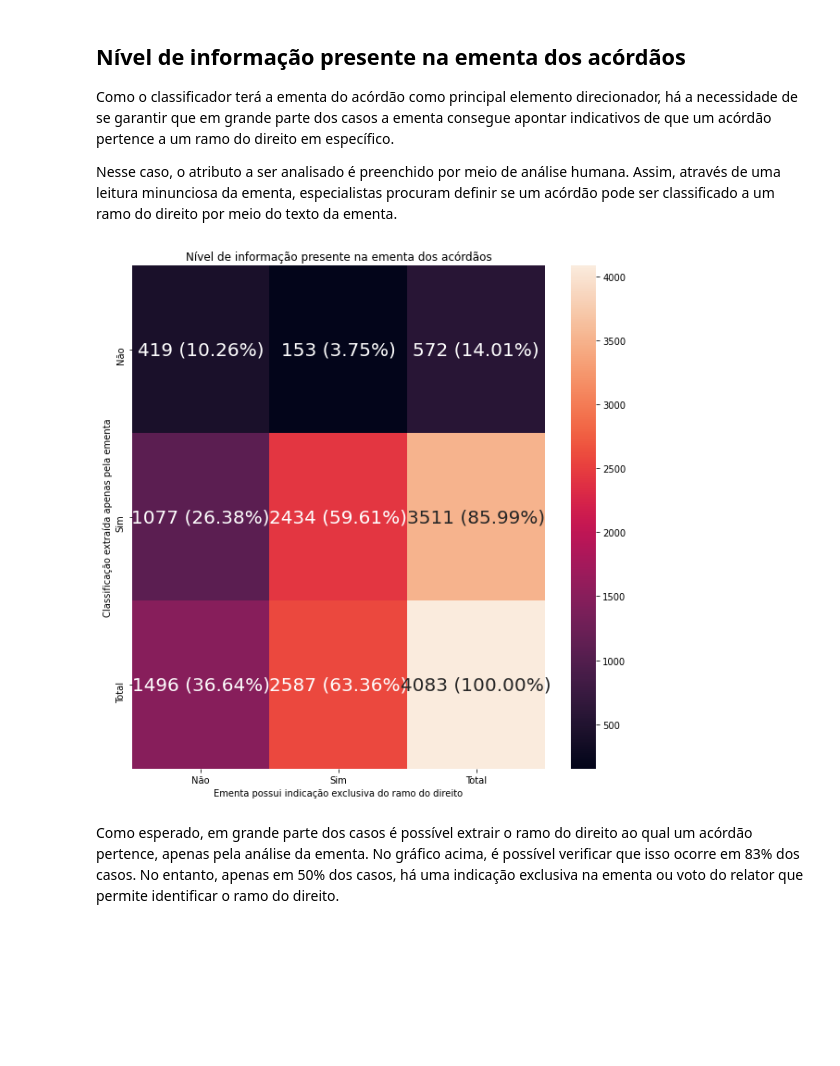
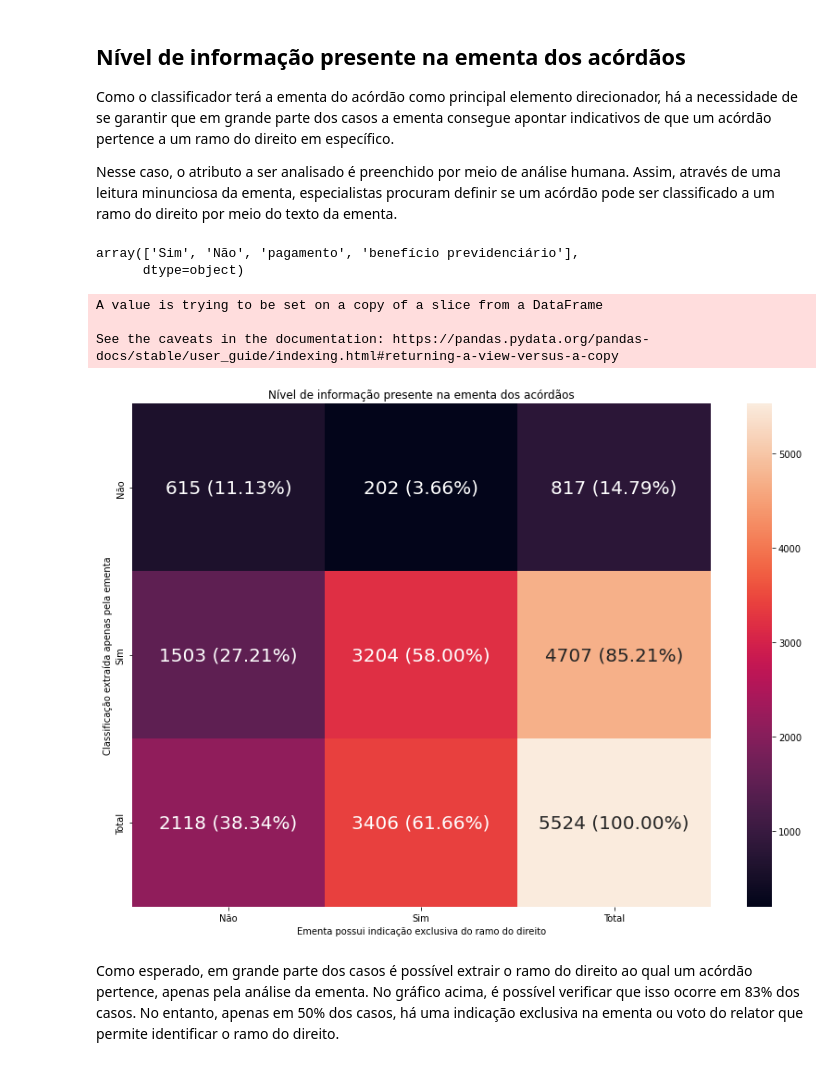
Before and after one commit to yurickyh/JudgementClassifier, a Jupyter notebook: model/Descriptive_Data_Analysis.ipynb, the cells around one changed output. Saved outputs shown, nothing was run; the diff lists cells and outputs as text; code cells hidden in the pictures; blank space fills up the shorter version.

Commit message:
Update data analysis notebook

```diff
--- a/model/Descriptive_Data_Analysis.ipynb
+++ b/model/Descriptive_Data_Analysis.ipynb
@@ -47,7 +47,7 @@ from enum import Enum
 import re
 # %%
 CONSTANTS = {
-    'SPREADSHEET_PATH': '/content/drive/My Drive/MAC499 - Kaique e Yurick/DB/Acordaos_Plus_Full_Info_Dataset.csv',
+    'SPREADSHEET_PATH': '/content/drive/My Drive/MAC499 - Kaique e Yurick/DB/Acordaos_Final_Full_Info_Dataset.csv',
     'NUMBER_TOP_TOKENS': 20
 }
 # %% [markdown]
@@ -90,36 +90,18 @@ class LawBranch(Enum):
     the law branch name in a free text form.
     """
 
-    # Penal = (0, "Penal")
-    # Administrativo = (1, "Administrativo")
-    # Tributario = (2, "Tributario")
-    # Civil = (3, "Civil")
-    # Previdenciario = (4, "Previdenciario")
-    # Trabalho = (5, "Trabalho")
-    # Constitucional = (6, "Constitucional")
-    # Financeiro = (7, "Financeiro")
-    # Processual_Civil = (8, "Processual Civil")
-    # Eleitoral = (9, "Eleitoral")
-    # Consumidor = (10, "Consumidor")
-    # Internacional = (11, "Internacional")
-    # Militar = (12, "Militar")
-    # Economico = (13, "Economico")
-    # Familia = (14, "Familia")
-
     Penal = ("Penal", "Direito Penal (Direito Processual Penal)")
     Administrativo = ("Administrativo", "Direito Administrativo (Licitações, Contratos Administrativos, Servidores, Desapropriação, Tribunal de Contas, Improbidade, etc.)")
-    Tributario = ("Tributário", "Direito Tributário/Direito Financeiro")
+    Tributário = ("Tributário", "Direito Tributário/Direito Financeiro")
     Civil = ("Civil", "Direito Civil (Direito Comercial/Direito de Família)")
-    Previdenciario = ("Previdenciário", "Direito Previdenciário")
+    Previdenciário = ("Previdenciário", "Direito Previdenciário")
     Trabalho = ("Trabalho", "Direito do Trabalho")
-    # Constitucional = (6, "Constitucional")
-    # Financeiro = (7, "Financeiro")
-    Processual_Civil = ("Processual Civil", "Direito Processual Civil")
+    Processual_Civil = ("Processual_Civil", "Direito Processual Civil")
     Eleitoral = ("Eleitoral", "Direito Eleitoral")
     Consumidor = ("Consumidor", "Direito do Consumidor")
     Internacional = ("Internacional", "Direito Internacional (Público ou Privado)")
     Militar = ("Militar", "Direito Militar")
-    Economico = ("Econômico", "Direito Econômico (Direito concorrencial e Agências Reguladoras Setoriais, Intervenção no Domínio Econômico)")
+    Econômico = ("Econômico", "Direito Econômico (Direito concorrencial e Agências Reguladoras Setoriais, Intervenção no Domínio Econômico)")
     Ambiental = ("Ambiental", "Direito Ambiental")
 
     def get_short_name(self) -> str:
@@ -215,28 +197,41 @@ A imagem acima nos mostra que a distribuição dos acórdãos entre os ramos de
 Como o classificador terá a ementa do acórdão como principal elemento direcionador, há a necessidade de se garantir que em grande parte dos casos a ementa consegue apontar indicativos de que um acórdão pertence a um ramo do direito em específico.
 
 Nesse caso, o atributo a ser analisado é preenchido por meio de análise humana. Assim, através de uma leitura minunciosa da ementa, especialistas procuram definir se um acórdão pode ser classificado a um ramo do direito por meio do texto da ementa.
+# %%
+data['indicacao_exclusiva_ementa_voto'].unique()
+# %% [output]
+array(['Sim', 'Não', 'pagamento', 'benefício previdenciário'],
+      dtype=object)
 # %%
 # The command pd.crosstab(data['somente_ementa'], data['indicacao_exculusiva_ementa'], rownames=['Actual'], colnames=['Predicted'], margins=True) also works
+data2 = data.copy()
 
-fig, ax = plt.subplots(figsize=(10, 10))
-crosstab = pd.crosstab(data['somente_ementa'], data['indicacao_exclusiva_ementa_voto'], rownames=['Classificação extraída apenas pela ementa'], colnames=['Ementa possui indicação exclusiva do ramo do direito'], margins=True)
+for index, row in data2.iterrows():
+  if row['indicacao_exclusiva_ementa_voto'] == 'pagamento' or row['indicacao_exclusiva_ementa_voto'] == 'benefício previdenciário':
+    data2['indicacao_exclusiva_ementa_voto'][index] = 'Sim'
+
+fig, ax = plt.subplots(figsize=(14, 10))
+crosstab = pd.crosstab(data2['somente_ementa'], data2['indicacao_exclusiva_ementa_voto'], rownames=['Classificação extraída apenas pela ementa'], colnames=['Ementa possui indicação exclusiva do ramo do direito'], margins=True)
 heatmap = sns.heatmap(crosstab,
                       xticklabels=['Não', 'Sim', 'Total'], # defines the label values
                       yticklabels=['Não', 'Sim', 'Total'], # defines the label values
                       annot=True, # enable the cells to show the values
                       fmt='g', # removes the scientific notation and show integer values
                       annot_kws={"size": 20}) # setup font size
 
 for text in heatmap.texts:
     percentage = float(text.get_text())/total_documents
 
     display_value = "{frequency} ({:.2f}%)".format(percentage * 100, frequency=text.get_text())
     text.set_text(display_value)
 
 plt.title(label='Nível de informação presente na ementa dos acórdãos', fontweight=10)
 plt.show()
 # %% [output]
+A value is trying to be set on a copy of a slice from a DataFrame
+
+See the caveats in the documentation: https://pandas.pydata.org/pandas-docs/stable/user_guide/indexing.html#returning-a-view-versus-a-copy
-[figure, old version]
+[figure, new version]
 # %% [markdown]
 Como esperado, em grande parte dos casos é possível extrair o ramo do direito ao qual um acórdão pertence, apenas pela análise da ementa. No gráfico acima, é possível verificar que isso ocorre em 83% dos casos. No entanto, apenas em 50% dos casos, há uma indicação exclusiva na ementa ou voto do relator que permite identificar o ramo do direito.
 # %% [markdown]
```
Also changed, not shown: parts of 11 cells of this notebook.
